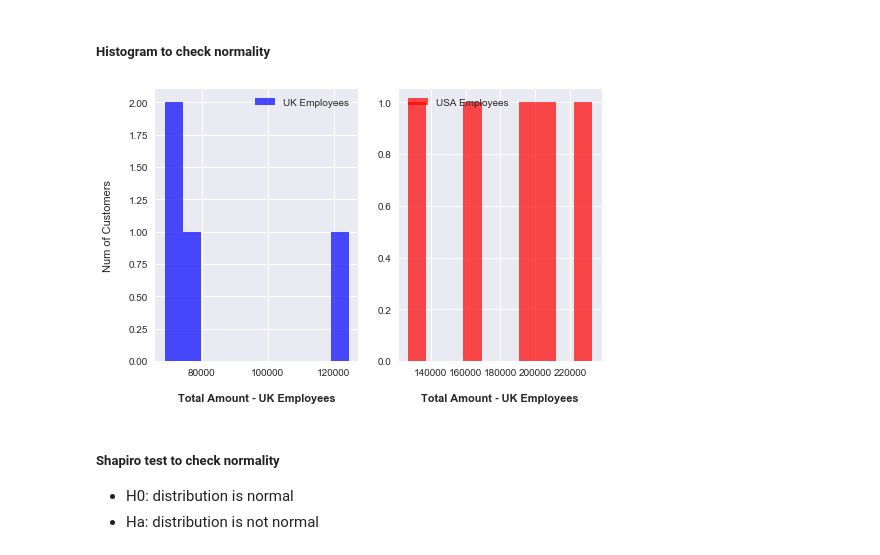
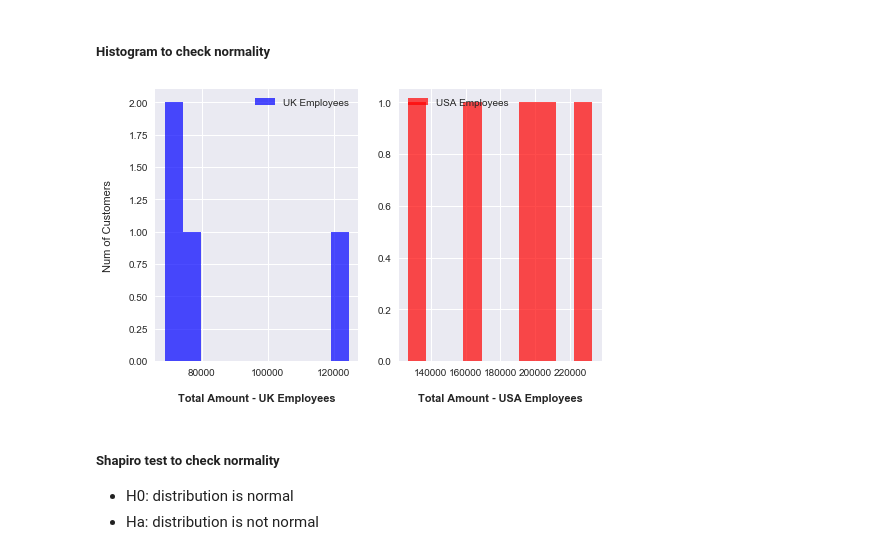
Before and after one commit to Francismorales/dsc-mod-3-project-online-ds-pt-061019, a Jupyter notebook: Project2-Northwind_Hypothesis_Testing.ipynb, the cells around one changed output. Cells and saved outputs as stored; diff of their text form; code cells hidden in the pictures.

```diff
--- a/Project2-Northwind_Hypothesis_Testing.ipynb
+++ b/Project2-Northwind_Hypothesis_Testing.ipynb
@@ -666,17 +680,17 @@ dfUK = dataUSUK.loc[dataUSUK['Country'] == 'UK']
 # %%
 #Check normality in data
 fig, (ax1, ax2) = plt.subplots(1,2,figsize=(8,5))
 
 ax1.hist(dfUK['TotalAmount'], color='b', alpha=0.7, label='UK Employees')
 ax1.set_xlabel('\nTotal Amount - UK Employees', fontweight='bold')
 ax1.set_ylabel('Num of Customers\n')
 ax1.legend()
 
 ax2.hist(dfUSA['TotalAmount'], color='r', alpha=0.7, label='USA Employees')
-ax2.set_xlabel('\nTotal Amount - UK Employees', fontweight='bold')
+ax2.set_xlabel('\nTotal Amount - USA Employees', fontweight='bold')
 ax2.legend();
 # %% [output]
-[figure, old version]
+[figure, new version]
 # %% [markdown]
 ##### Shapiro test to check normality
 - H0: distribution is normal
```
Also changed, not shown: parts of 19 cells of this notebook.
